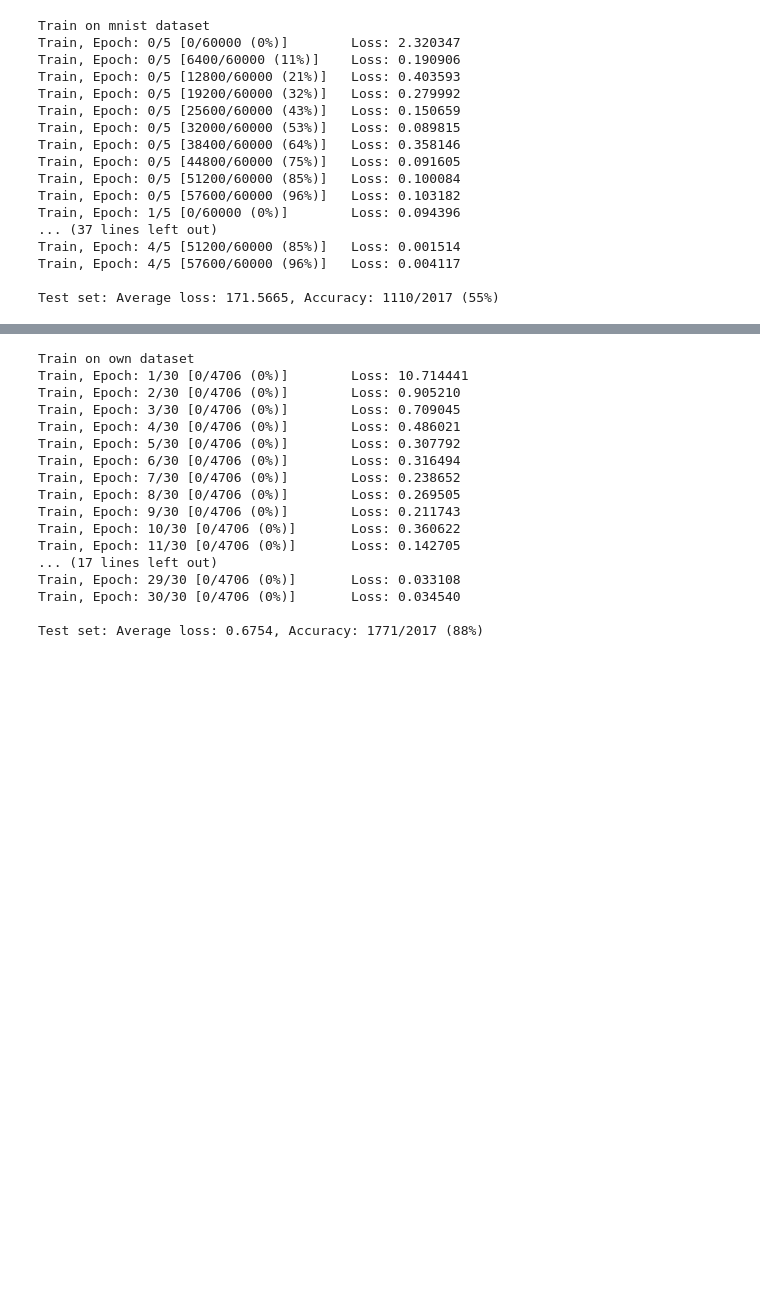
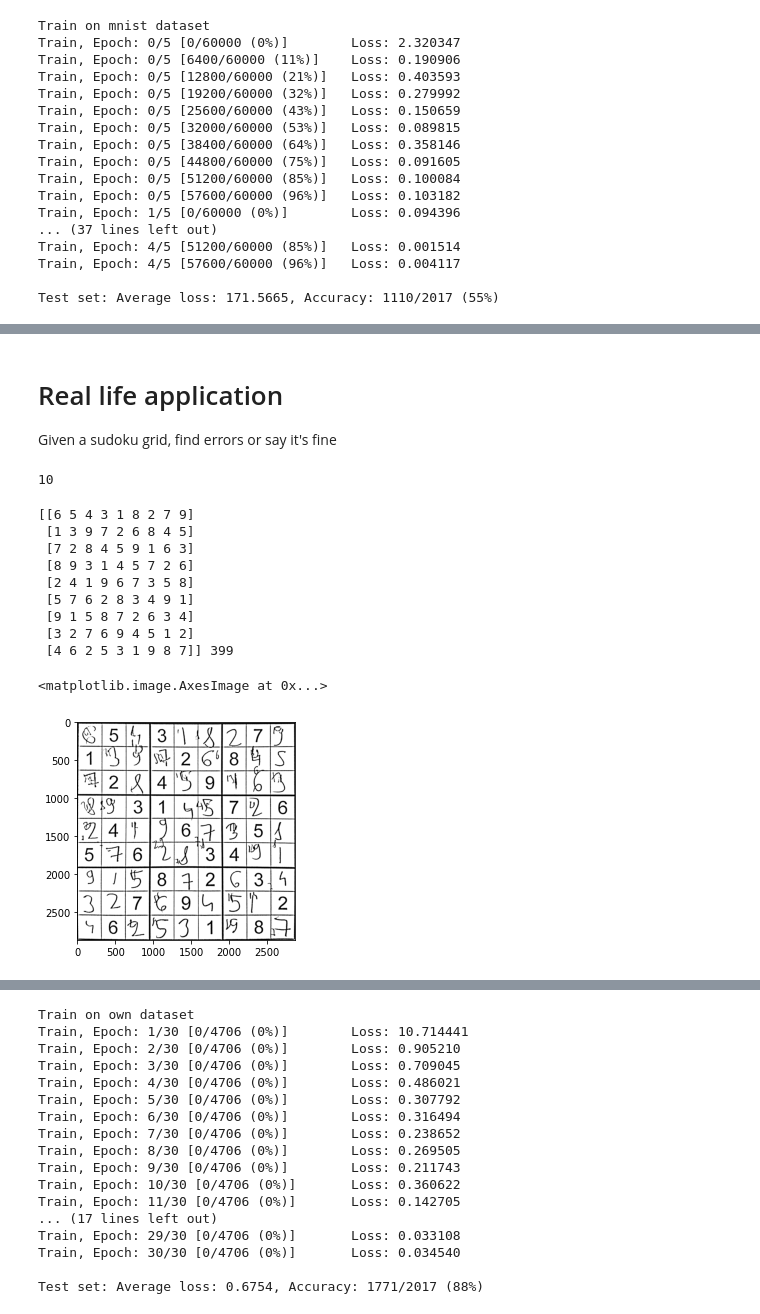
Before and after one commit to iCarrrot/nn_sudoku_project, a Jupyter notebook: Project.ipynb, the cells around one changed output, grey strips where cells are left out. Drawn from its saved outputs; the diff is of its cells as text; code cells hidden in the pictures; blank space fills up the shorter version.

```diff
--- a/Project.ipynb
+++ b/Project.ipynb
@@ -291,0 +389,24 @@ Test set: Average loss: 0.7380, Accuracy: 1790/2017 (89%)
+# %% [markdown]
+# Real life application
+
+Given a sudoku grid, find errors or say it's fine
+# %%
+len(testset)
+# %% [output]
+10
+# %%
+img, y = testset[5]
+print(y.reshape(9,9), sum(y))
+plt.imshow(img, cmap='gray')
+# %% [output]
+[[6 5 4 3 1 8 2 7 9]
+ [1 3 9 7 2 6 8 4 5]
+ [7 2 8 4 5 9 1 6 3]
+ [8 9 3 1 4 5 7 2 6]
+ [2 4 1 9 6 7 3 5 8]
+ [5 7 6 2 8 3 4 9 1]
+ [9 1 5 8 7 2 6 3 4]
+ [3 2 7 6 9 4 5 1 2]
+ [4 6 2 5 3 1 9 8 7]] 399
+<matplotlib.image.AxesImage at 0x...>
+[figure, added]
```
Also changed, not shown: parts of 23 cells of this notebook.
